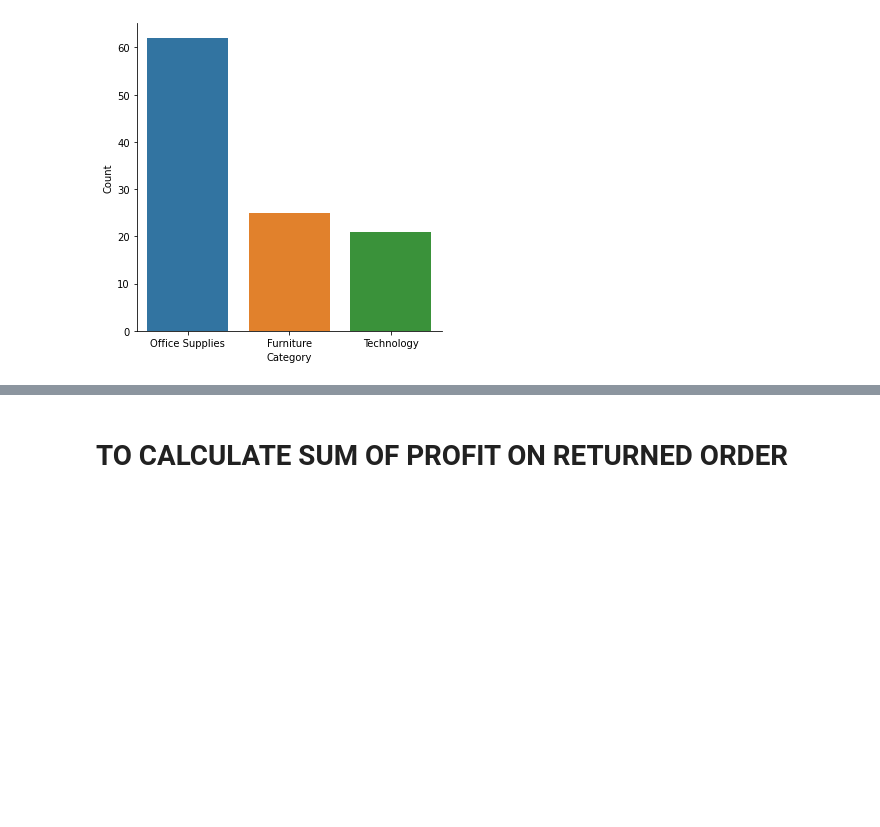
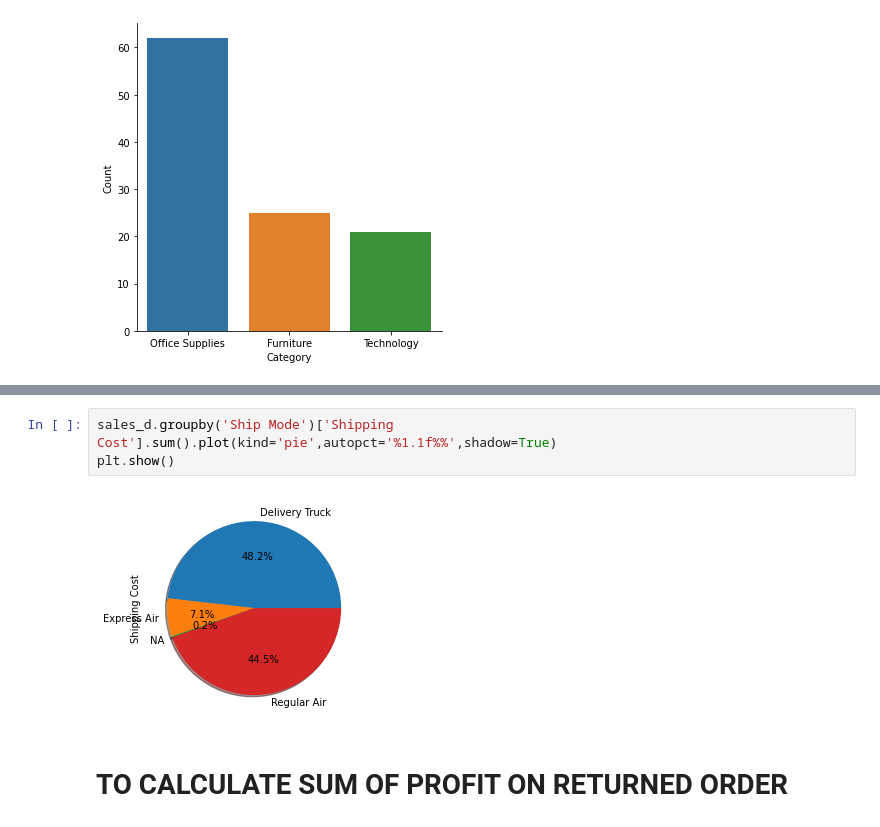
Before and after one commit to johnadewumi1/project, a Jupyter notebook: realproject.ipynb, the cells around one changed output, grey strips where cells are left out. Cells and saved outputs as stored; diff of their text form; blank space fills up the shorter version.

```diff
--- a/realproject.ipynb
+++ b/realproject.ipynb
@@ -1041,3 +1069,8 @@ plt.show()
+# %%
+sales_d.groupby('Ship Mode')['Shipping Cost'].sum().plot(kind='pie',autopct='%1.1f%%',shadow=True)
+plt.show()
+# %% [output]
+[figure, added]
 # %% [markdown]
 # TO CALCULATE SUM OF PROFIT ON RETURNED ORDER
 # %%
```
Also changed, not shown: parts of 21 cells of this notebook.
